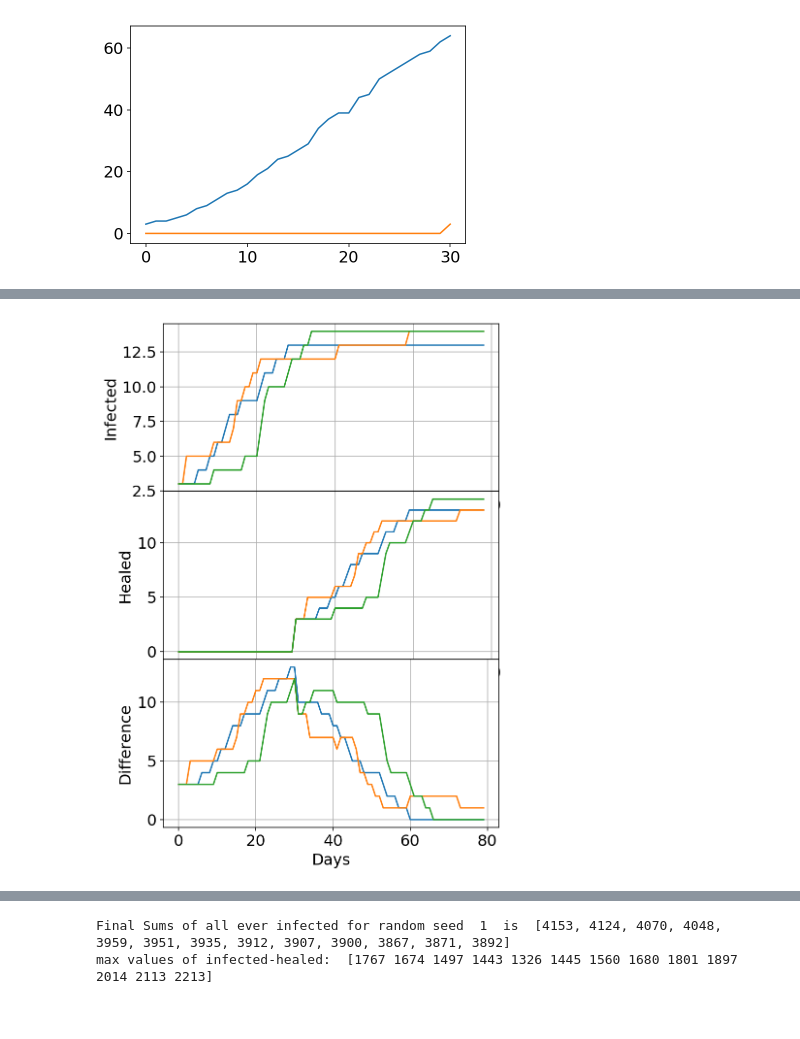
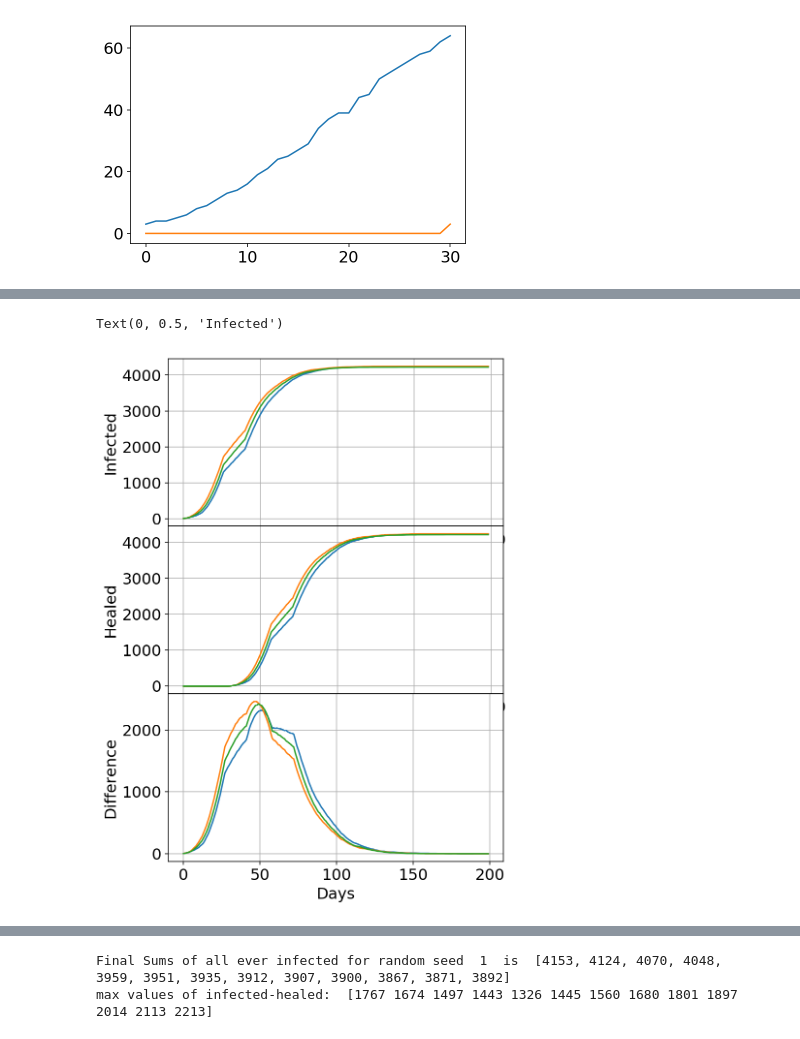
Before and after one commit to keshmish/IsolationSIRonBarabasi, a Jupyter notebook: CoronaSimulations.ipynb, the cells around one changed output, grey strips where cells are left out. Drawn from its saved outputs; the diff is of its cells as text; code cells hidden in the pictures.

```diff
--- a/CoronaSimulations.ipynb
+++ b/CoronaSimulations.ipynb
@@ -263,10 +238,10 @@ healed 0
 # %%
 #Here we show variablitly of 2w isolation on 28-th day and stats of infected and healed
 
-n=50 #number of nodes
+n=5000 #number of nodes
 p=0.02 # probability of transfering the desease
 #nT=60 # number of time moments on an edge
-Tmax=80
+Tmax=200
 m=3
 
 #Generate the social graph
@@ -274,34 +249,35 @@ G = RandTempGraph(n,m,Tmax)
 infsetup=[0,5,7] #set up initial infected nodes
 
 fig = plt.figure()
 ax1 = fig.add_axes([0.1, 0.6, 0.8, 0.6])
 
 ax2 = fig.add_axes([0.1, 0.0, 0.8, 0.6])
 ax3 = fig.add_axes([0.1, -0.6, 0.8, 0.6])
 
 
 w=14
 
 for r in [1,5,7]:
 
     H=deepcopy(G)
     G1=NoGathering(H, 5 , 28, 28+w)
     infected=infsetup.copy()
     G_inf2, infected2, healed2, infected_st, healed_st, Stat2 = epidemic(G1,infected,Tmax,r)
 
 
     ax1.plot(infected_st)
     ax2.plot(healed_st)
     ax3.plot(Stat2)
 ax1.grid()
 ax2.grid()
 ax3.grid()
 ax3.set_xlabel('Days')
 ax3.set_ylabel('Difference')
 ax2.set_ylabel('Healed')
 ax1.set_ylabel('Infected')
 # %% [output]
+Text(0, 0.5, 'Infected')
-[figure, old version]
+[figure, new version]
 # %%
 #A wrap procedure for the experiments with delayed isolation
 def isolationExper(H, infsetup,w,t,Tmax,r=[1,4,7],groupsize=5):
```
Also changed, not shown: parts of 8 cells of this notebook.
